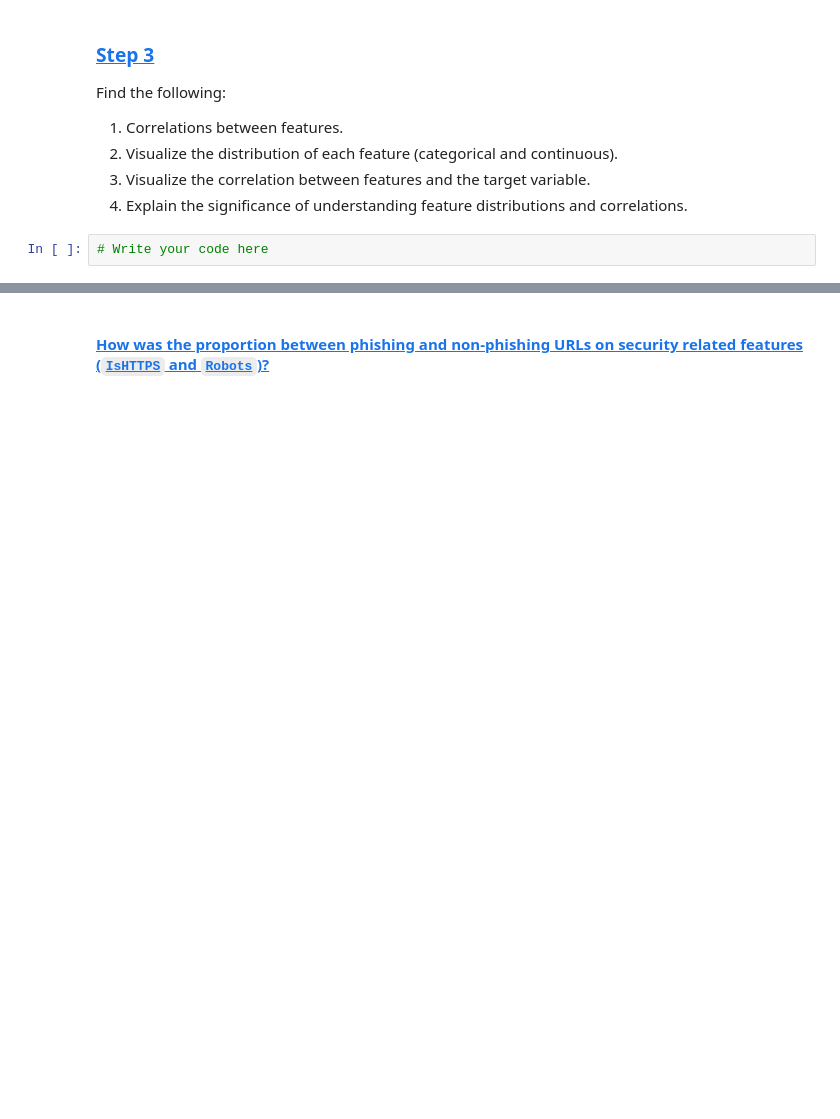
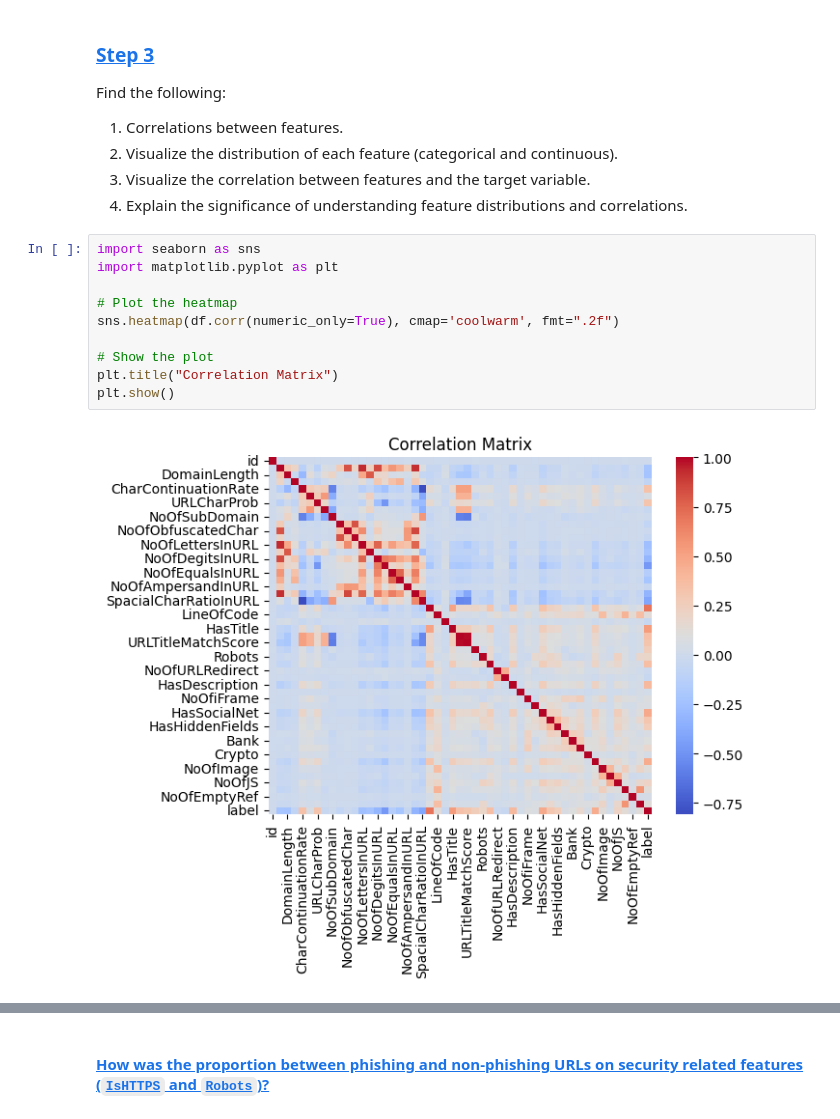
Before and after one commit to adli-arindra/Tucil-2-DAI, a Jupyter notebook: main.ipynb, the cells around one changed output, grey strips where cells are left out. Drawn from its saved outputs; the diff is of its cells as text; blank space fills up the shorter version.

```diff
--- a/main.ipynb
+++ b/main.ipynb
@@ -225,5 +252,15 @@ Find the following:
 2. Visualize the distribution of each feature (categorical and continuous).
 3. Visualize the correlation between features and the target variable.
 4. Explain the significance of understanding feature distributions and correlations.
-# %%
-# Write your code here
+# %%
+import seaborn as sns
+import matplotlib.pyplot as plt
+
+# Plot the heatmap
+sns.heatmap(df.corr(numeric_only=True), cmap='coolwarm', fmt=".2f")
+
+# Show the plot
+plt.title("Correlation Matrix")
+plt.show()
+# %% [output]
+[figure, added]
```
Also changed, not shown: parts of 7 cells of this notebook.
